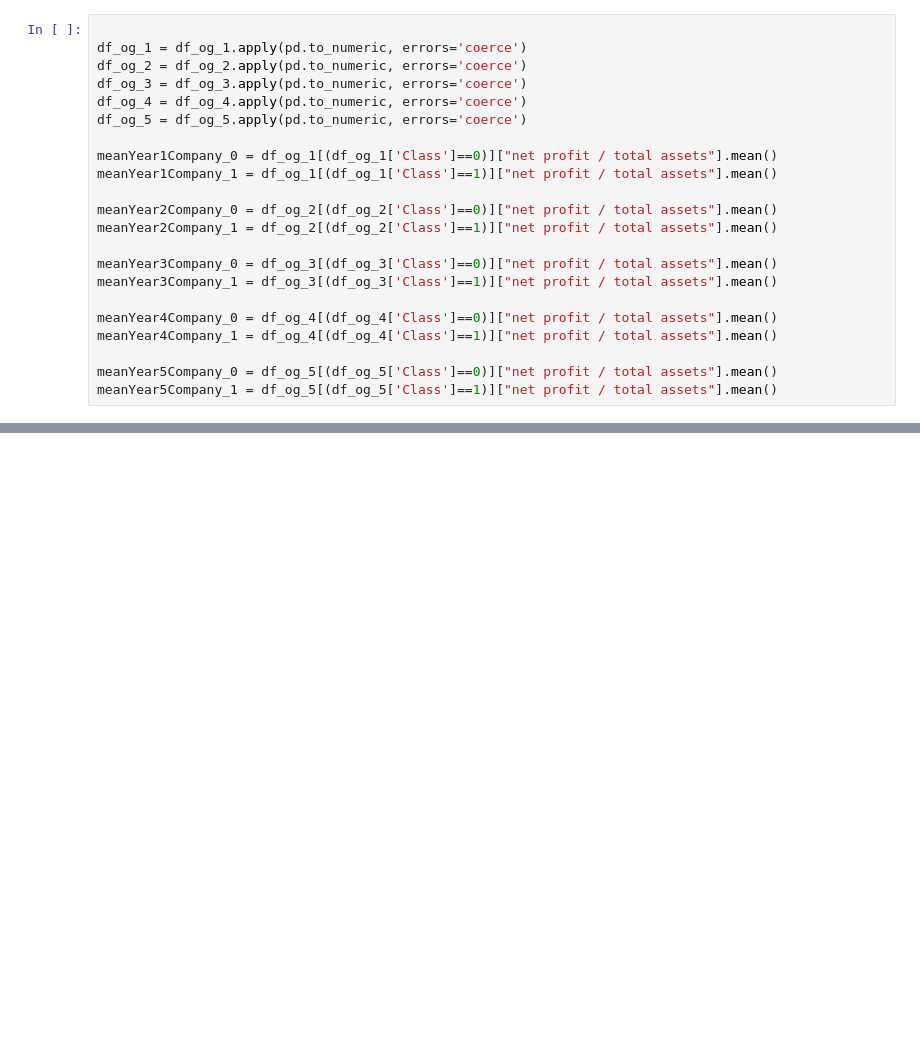
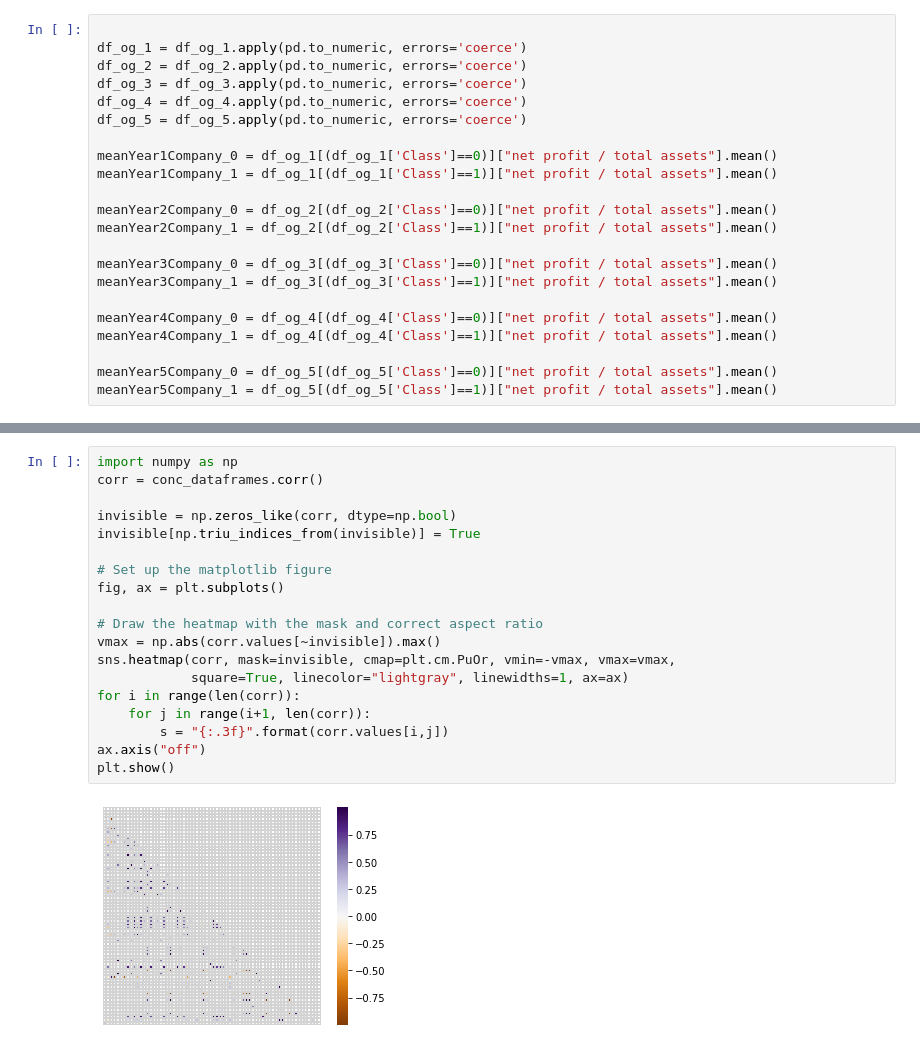
Before and after one commit to axeljoly33/Python_for_Data_Analysis_-_Project, a Jupyter notebook: final_project_python_file.ipynb, the cells around one changed output, grey strips where cells are left out. Saved outputs shown, nothing was run; the diff lists cells and outputs as text; blank space fills up the shorter version.

```diff
--- a/final_project_python_file.ipynb
+++ b/final_project_python_file.ipynb
@@ -404,0 +382,21 @@ unique_important_corrs
+# %%
+import numpy as np
+corr = conc_dataframes.corr()
+
+invisible = np.zeros_like(corr, dtype=np.bool)
+invisible[np.triu_indices_from(invisible)] = True
+
+# Set up the matplotlib figure
+fig, ax = plt.subplots()
+
+# Draw the heatmap with the mask and correct aspect ratio
+vmax = np.abs(corr.values[~invisible]).max()
+sns.heatmap(corr, mask=invisible, cmap=plt.cm.PuOr, vmin=-vmax, vmax=vmax,
+            square=True, linecolor="lightgray", linewidths=1, ax=ax)
+for i in range(len(corr)):
+    for j in range(i+1, len(corr)):
+        s = "{:.3f}".format(corr.values[i,j])
+ax.axis("off")
+plt.show()
+# %% [output]
+[figure, added]
```
Also changed, not shown: parts of 12 cells of this notebook.
